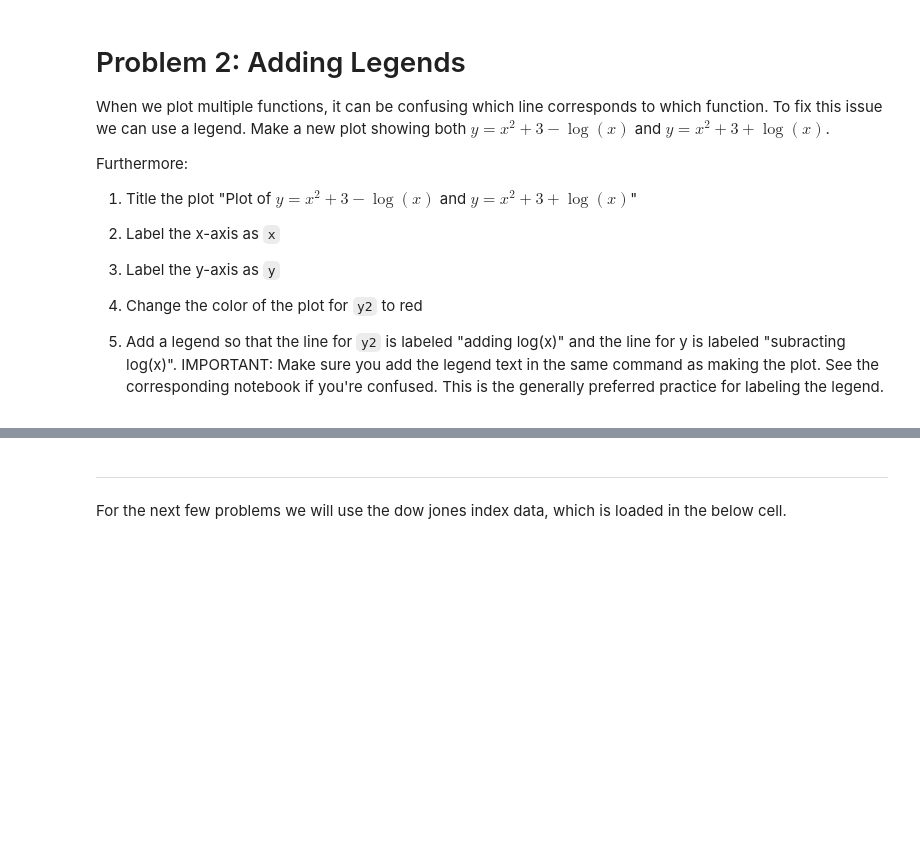
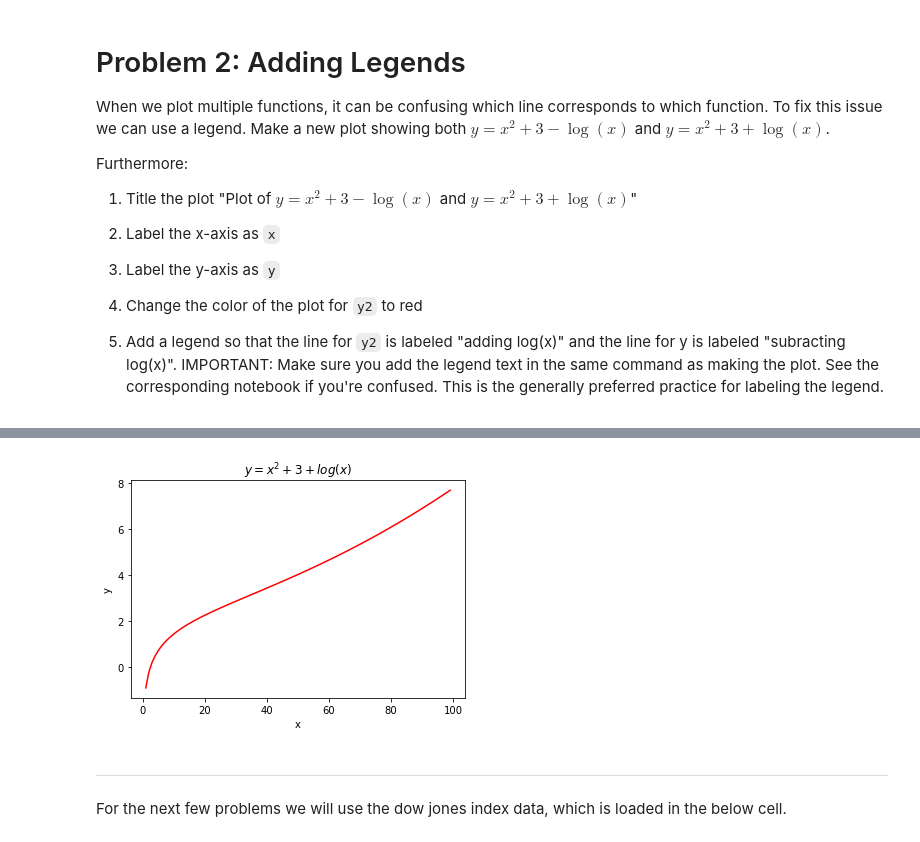
Before and after one commit to dennislamcv1/DAFA1, a Jupyter notebook: week5/m5_assignment.ipynb, the cells around one changed output, grey strips where cells are left out. Saved outputs shown, nothing was run; the diff lists cells and outputs as text; code cells hidden in the pictures; blank space fills up the shorter version.

```diff
--- a/week5/m5_assignment.ipynb
+++ b/week5/m5_assignment.ipynb
@@ -76,3 +86,11 @@ fig, ax = plt.subplots()
+# %%
+plt.plot(y2, color="red")
+plt.title('$y = x^2 + 3 + log(x)$')
+plt.xlabel("x")
+plt.ylabel("y")
+plt.show()
+# %% [output]
+[figure, added]
 # %%
 assert_equal(ax.get_title(), "Plot of $y = x^2 + 3 - log(x)$ and $y = x^2 + 3 + log(x)$")
 
```
Also changed, not shown: parts of 5 cells of this notebook, 1 other file.
